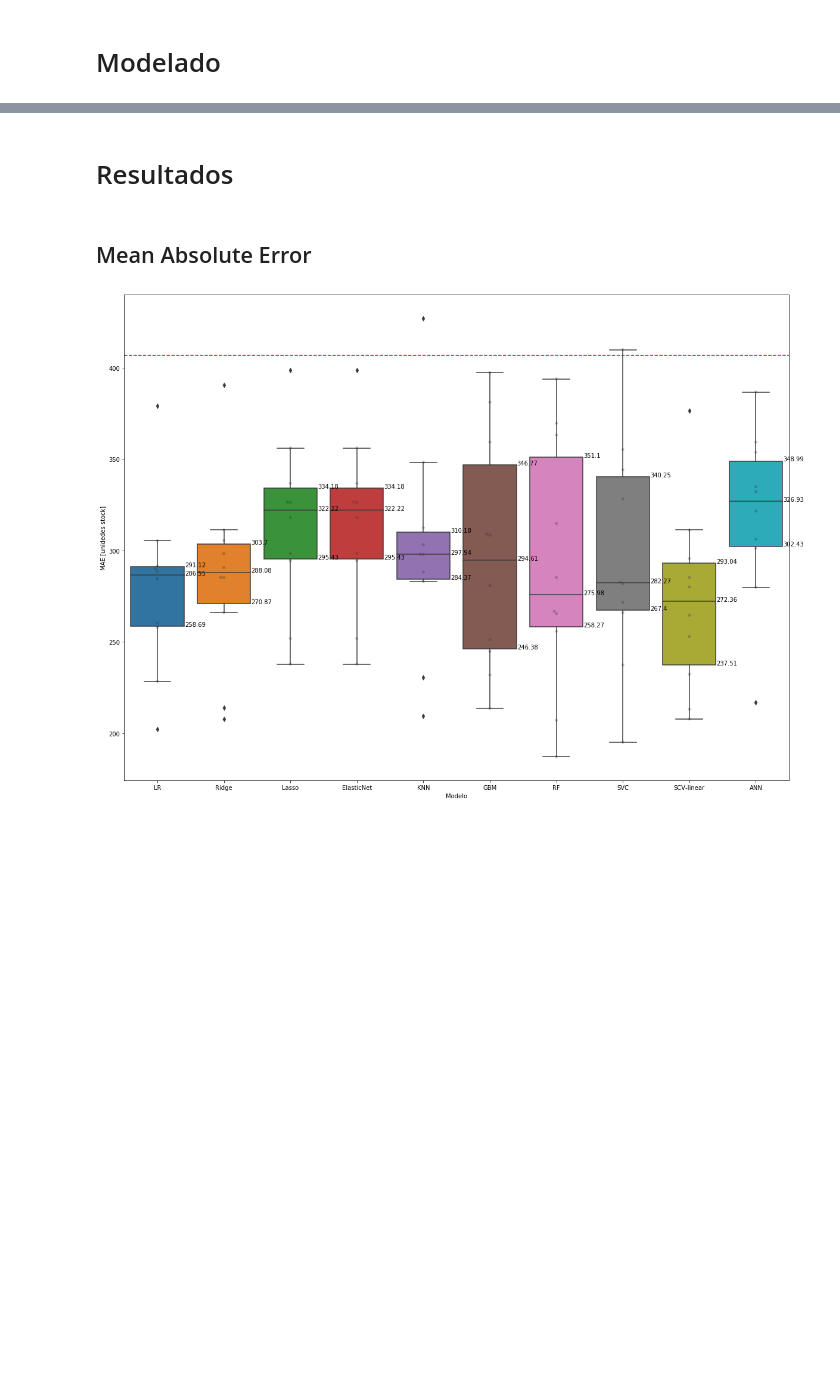
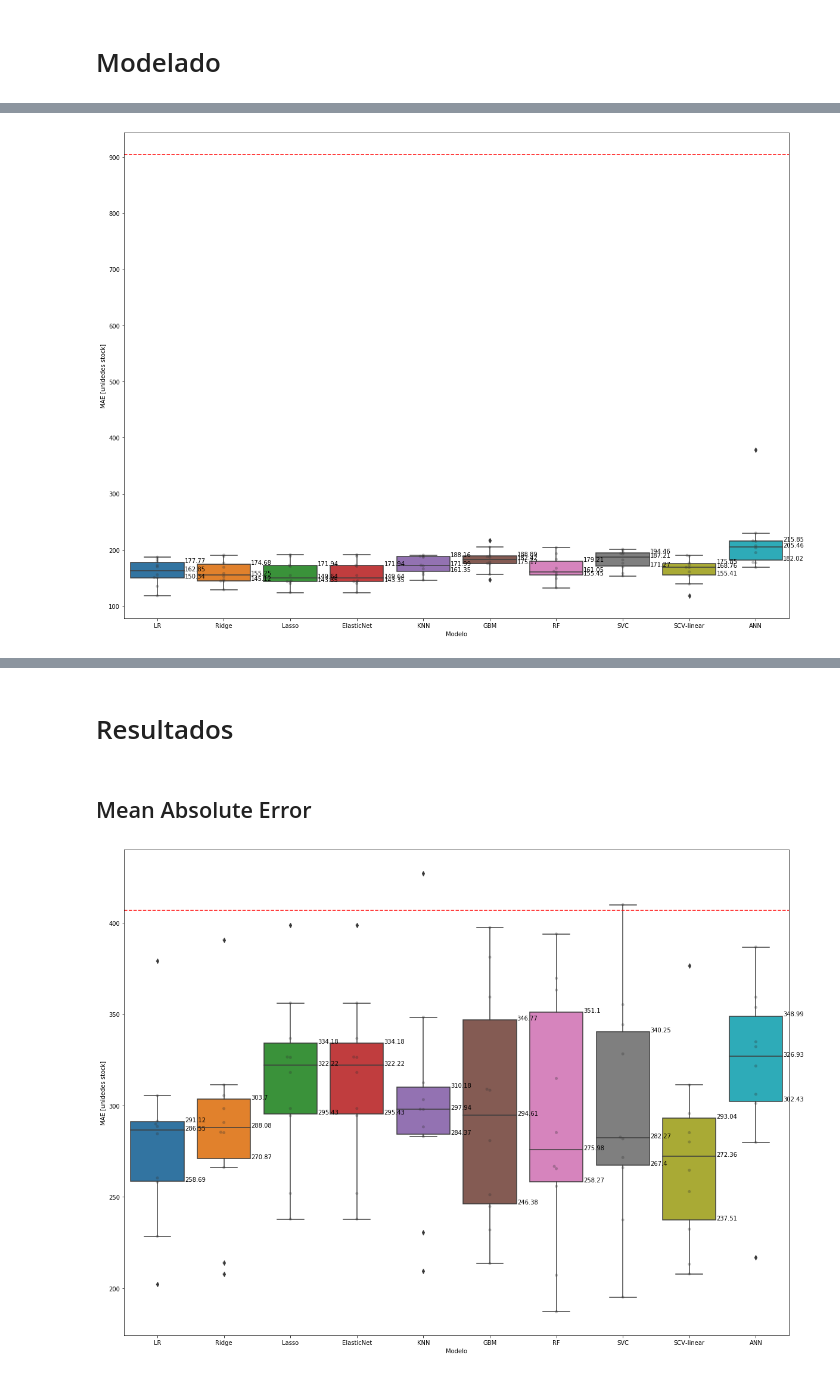
Before and after one commit to PLombao/TFM_StockForecast, a Jupyter notebook: notebooks/Comparativa_Modelos.ipynb, the cells around one changed output, grey strips where cells are left out. Saved outputs shown, nothing was run; the diff lists cells and outputs as text; code cells hidden in the pictures; blank space fills up the shorter version.

```diff
--- a/notebooks/Comparativa_Modelos.ipynb
+++ b/notebooks/Comparativa_Modelos.ipynb
@@ -293,2 +263,9 @@ results.head()
 # %%
 [mae_base, rmse_base, mape_base, acc_base] = get_error(full_data["udsstock"], full_data["roll4wd_udsstock_shifted7"])
+# %%
+plot_box(results.loc[results.Set == 'test'], 'MAE','Model', 'MAE [unidedes stock]', 'Modelo')
+
+plt.axhline(y= mae_base, color='r', linestyle='--')
+plt.savefig("reports/algorithms/mae_all.png".format(prod))
+# %% [output]
+[figure, added]
```
Also changed, not shown: parts of 9 cells of this notebook, 31 other files.
